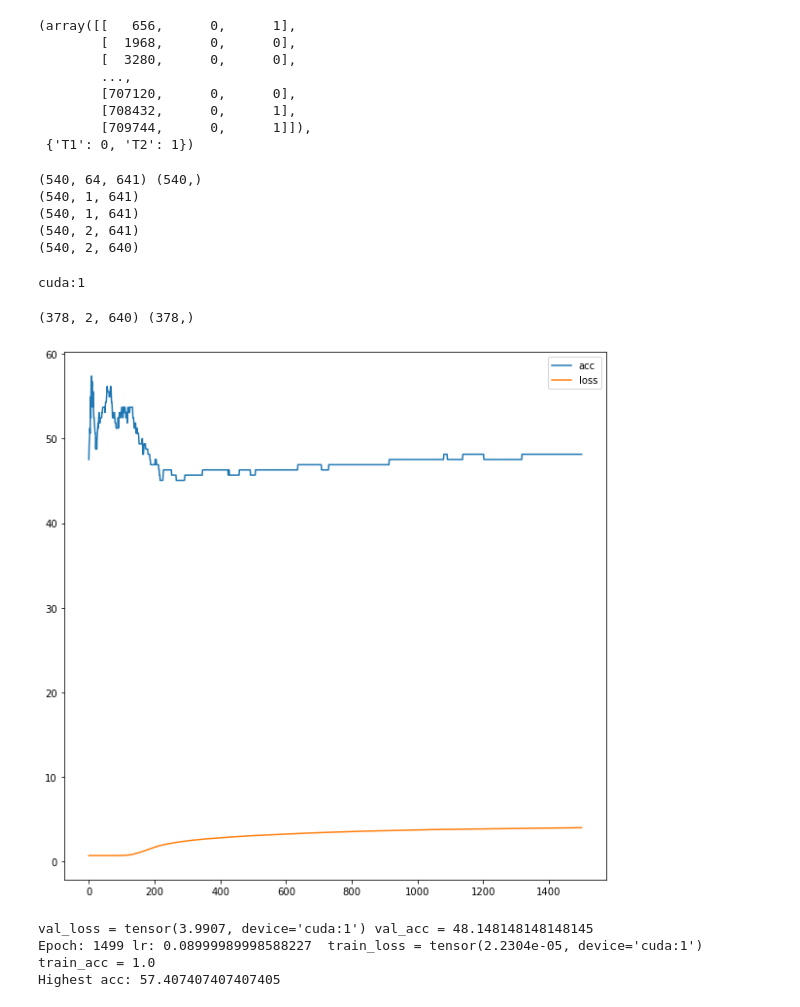
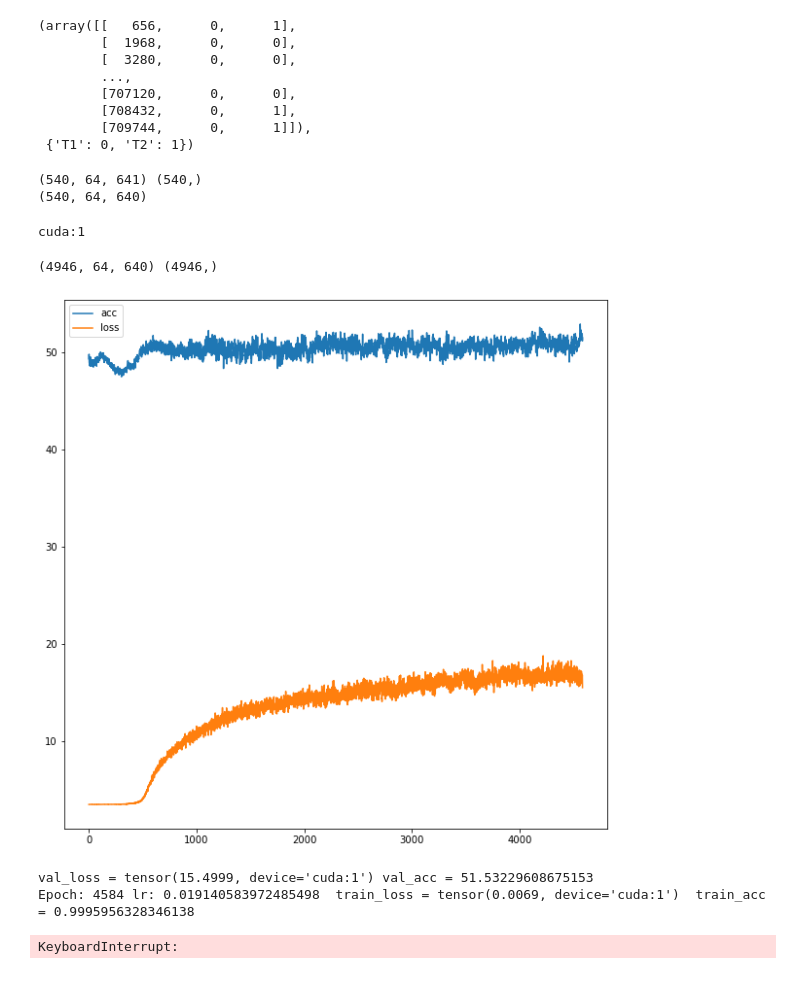
Before and after one commit to nutapol97/ssl-for-mi, a Jupyter notebook: contrast_modified.ipynb, the cells around one changed output. Saved outputs shown, nothing was run; the diff lists cells and outputs as text; code cells hidden in the pictures.

```diff
--- a/contrast_modified.ipynb
+++ b/contrast_modified.ipynb
@@ -1040,15 +1037,15 @@ for epoch in range(epochs):
 
             for i in range(X.shape[0]):
                 #print(X[i].shape)
-                t1 = transform(X[i], "noise")
+                t1 = transform(X[i], "crop_resize")
                 #print("t1 shape : {}".format(t1.shape))
-                trans1[i] = t1.reshape(2,X.shape[2])
+                trans1[i] = t1.reshape(64,X.shape[2])
             #print("trans1 shape : {}".format(trans1))
             for i in range(X.shape[0]):
                 t2 = transform(X[i], 'permute')
 
                 #print("t2 shape : {}".format(t2.shape))
-                trans2[i] = t2.reshape(2,X.shape[2])
+                trans2[i] = t2.reshape(64,X.shape[2])
 
             trans = np.concatenate((trans1,trans2))
 
@@ -1148,29 +1146,31 @@ print(X.shape, y.shape)
 #X = X[:, np.newaxis,:,:]
 X.shape
 
-X2 = X[:,  7:8, :]
-print(X2.shape)
+# X2 = X[:,  7:8, :]
+# print(X2.shape)
 
-X3= X[:,  13:14, :]
-print(X3.shape)
-X4 = np.concatenate((X2,X3), axis=1)
-print(X4.shape)
-X = X4
+# X3= X[:,  13:14, :]
+# print(X3.shape)
+# X4 = np.concatenate((X2,X3), axis=1)
+# print(X4.shape)
+# X = X4
 X=X[:,:,:640]
 print(X.shape)
 # %% [output]
 (540, 64, 641) (540,)
-(540, 1, 641)
-(540, 1, 641)
-(540, 2, 641)
-(540, 2, 640)
+(540, 64, 640)
 # %%
 device = torch.device('cuda:1' if torch.cuda.is_available() else 'cpu')
 print(device)
 # %% [output]
 cuda:1
+# %%
+x_train = np.load('x_train64.npy')
+x_test= np.load('x_test64.npy')
+y_train= np.load('y_train64.npy')
+y_test= np.load('y_test64.npy')
 # %%
-x_train, x_test, y_train, y_test = train_test_split(X, y, test_size=0.3)
+#x_train, x_test, y_train, y_test = train_test_split(X, y, test_size=0.3)
 
 print(x_train.shape, y_train.shape)
 
@@ -1184,7 +1184,7 @@ train_iter = torch.utils.data.DataLoader(train_dataset, batch_size, shuffle=True
 test_dataset = torch.utils.data.TensorDataset(x_test, y_test)
 test_iter = torch.utils.data.DataLoader(test_dataset, batch_size, shuffle=True)
 # %% [output]
-(378, 2, 640) (378,)
+(4946, 64, 640) (4946,)
 # %%
 net = resnet18(classification=True).to(device)
 #net = nn.DataParallel(net)
@@ -1193,9 +1193,9 @@ checkpoint = torch.load(os.path.join(model_save_dir,'best_w.pth'))
 net.load_state_dict(checkpoint['state_dict'], strict=False)
 criterion = nn.CrossEntropyLoss().to(device)
 
-optimizer = torch.optim.SGD(net.parameters(), lr=0.00001, momentum=0.9, weight_decay=0.00001)
+optimizer = torch.optim.SGD(net.parameters(), lr=0.0000000001, momentum=0.9, weight_decay=0.0000000001)
 
-epochs_t = 1500
+epochs_t = 15000
 
 lr_schduler = CosineAnnealingLR(optimizer, T_max=epochs_t - 10, eta_min=0.09)#default =0.07
 scheduler_warmup = GradualWarmupScheduler(optimizer, multiplier=1, total_epoch=10, after_scheduler=lr_schduler)
@@ -1245,37 +1245,37 @@ for epoch in range(epochs_t):
     evaluation = []
     pred_v = []
     true_v = []
     with torch.no_grad():
         net.eval()
         for X, y in test_iter:
             output = net(X)
             _, predicted = torch.max(output.data, 1)
             evaluation.append((predicted == y).tolist())
             l = criterion(output, y)
             val_loss += l
             pred_v.append(predicted.tolist())
             true_v.append(y.tolist())
     evaluation = [item for sublist in evaluation for item in sublist]
     pred_v = [item for sublist in pred_v for item in sublist]
     true_v = [item for sublist in true_v for item in sublist]
 
     running_acc = sum(evaluation)*100 / len(evaluation)
     val_acc_list.append(running_acc)
     loss_list.append(val_loss.cpu())
     do_plot_acc_loss(val_acc_list, loss_list)
     print("val_loss =", val_loss, "val_acc =", running_acc)
     print("Epoch:", epoch,"lr:", current_lr," train_loss =", loss_sum.data, " train_acc =", train_acc)
 
     state = {"state_dict": net.state_dict(), "epoch": epoch}
     save_ckpt(state, best_acc < running_acc, model_save_dir, 'best_cls.pth')
     best_acc = max(best_acc, running_acc)
 
 print("Highest acc:", max(val_acc_list))
 # %% [output]
-[figure, old version]
+[figure, new version]
-val_loss = tensor(3.9907, device='cuda:1') val_acc = 48.148148148148145
-Epoch: 1499 lr: 0.08999989998588227  train_loss = tensor(2.2304e-05, device='cuda:1')  train_acc = 1.0
-Highest acc: 57.407407407407405
+val_loss = tensor(15.4999, device='cuda:1') val_acc = 51.53229608675153
+Epoch: 4584 lr: 0.019140583972485498  train_loss = tensor(0.0069, device='cuda:1')  train_acc = 0.9995956328346138
+KeyboardInterrupt:
 # %%
 model = resnet18(classification=True).to(device)
 checkpoint = torch.load(os.path.join(model_save_dir,'best_cls.pth'))
```
Also changed, not shown: parts of 10 cells of this notebook.
